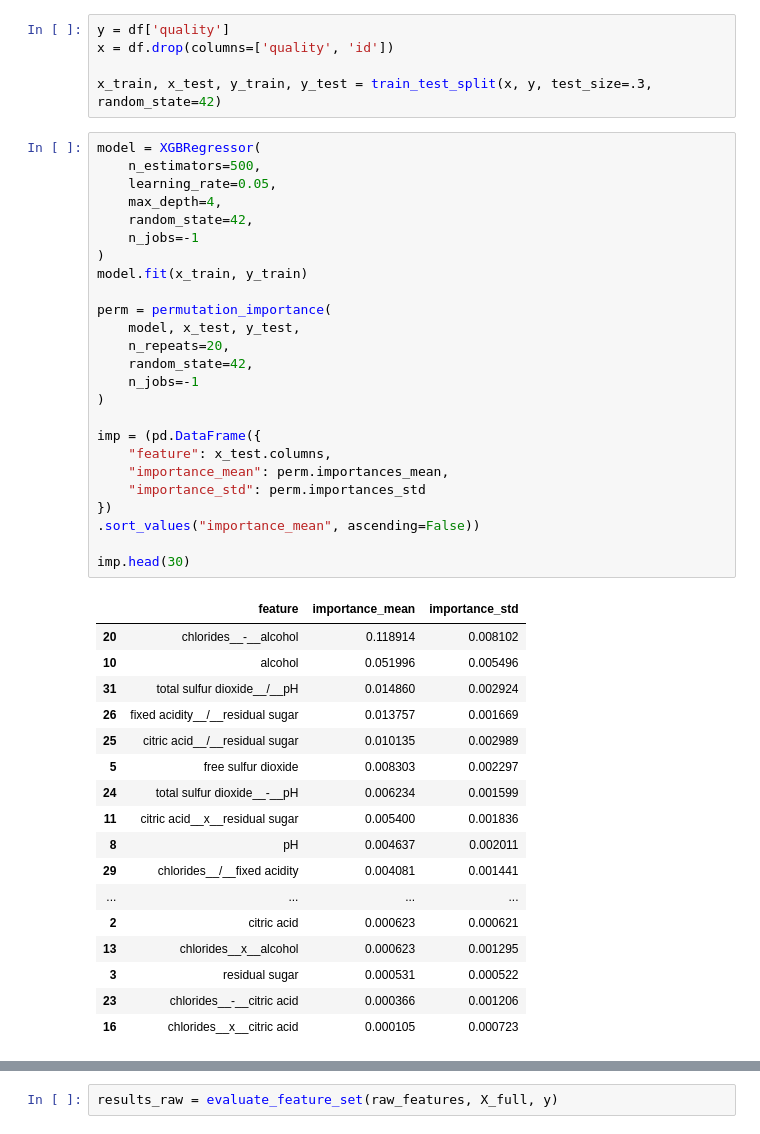
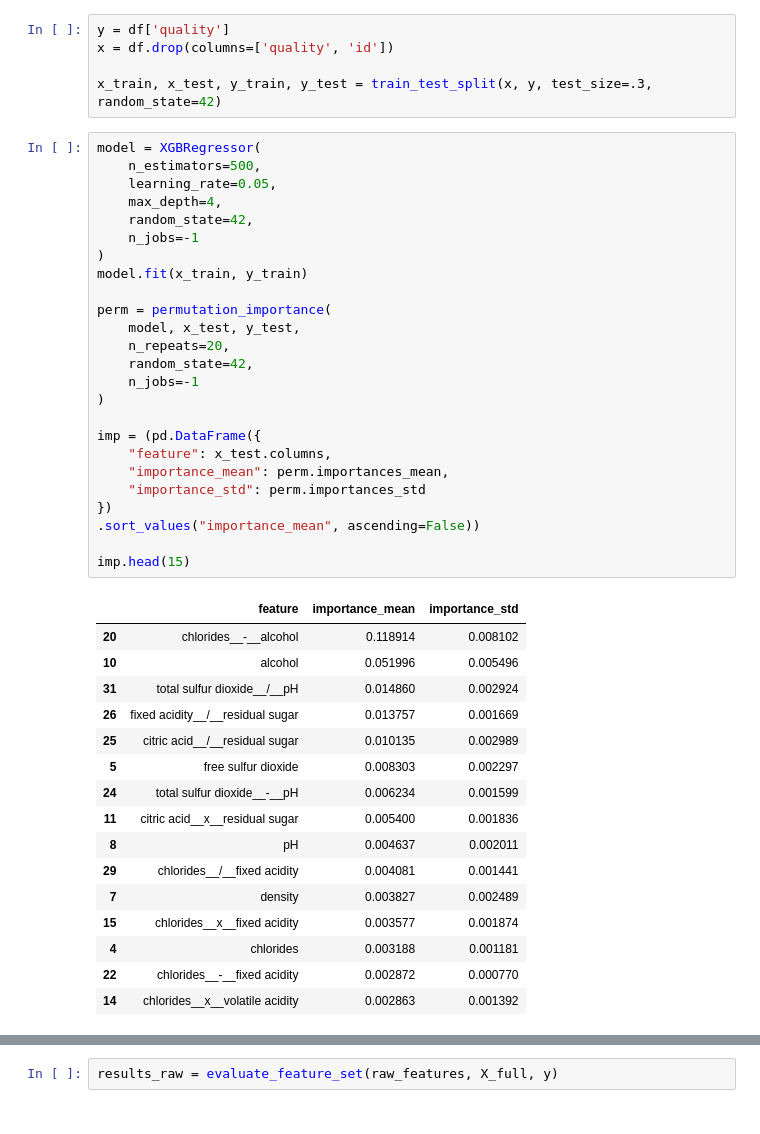
Before and after one commit to logan-heydt/Kaggle_competitions, a Jupyter notebook: Wine_Quality/src/wine_quality_pred.ipynb, the cells around one changed output, grey strips where cells are left out. Drawn from its saved outputs; the diff is of its cells as text.

```diff
--- a/Wine_Quality/src/wine_quality_pred.ipynb
+++ b/Wine_Quality/src/wine_quality_pred.ipynb
@@ -165,40 +173,39 @@ model = XGBRegressor(
     n_jobs=-1
 )
 model.fit(x_train, y_train)
 
 perm = permutation_importance(
     model, x_test, y_test,
     n_repeats=20,
     random_state=42,
     n_jobs=-1
 )
 
 imp = (pd.DataFrame({
     "feature": x_test.columns,
     "importance_mean": perm.importances_mean,
     "importance_std": perm.importances_std
 })
 .sort_values("importance_mean", ascending=False))
 
-imp.head(30)
+imp.head(15)
 # %% [output]
 |  | feature | importance_mean | importance_std |
 | 20 | chlorides__-__alcohol | 0.118914 | 0.008102 |
 | 10 | alcohol | 0.051996 | 0.005496 |
 | 31 | total sulfur dioxide__/__pH | 0.014860 | 0.002924 |
 | 26 | fixed acidity__/__residual sugar | 0.013757 | 0.001669 |
 | 25 | citric acid__/__residual sugar | 0.010135 | 0.002989 |
 | 5 | free sulfur dioxide | 0.008303 | 0.002297 |
 | 24 | total sulfur dioxide__-__pH | 0.006234 | 0.001599 |
 | 11 | citric acid__x__residual sugar | 0.005400 | 0.001836 |
 | 8 | pH | 0.004637 | 0.002011 |
 | 29 | chlorides__/__fixed acidity | 0.004081 | 0.001441 |
-| ... | ... | ... | ... |
-| 2 | citric acid | 0.000623 | 0.000621 |
-| 13 | chlorides__x__alcohol | 0.000623 | 0.001295 |
-| 3 | residual sugar | 0.000531 | 0.000522 |
-| 23 | chlorides__-__citric acid | 0.000366 | 0.001206 |
-| 16 | chlorides__x__citric acid | 0.000105 | 0.000723 |
+| 7 | density | 0.003827 | 0.002489 |
+| 15 | chlorides__x__fixed acidity | 0.003577 | 0.001874 |
+| 4 | chlorides | 0.003188 | 0.001181 |
+| 22 | chlorides__-__fixed acidity | 0.002872 | 0.000770 |
+| 14 | chlorides__x__volatile acidity | 0.002863 | 0.001392 |
 # %%
 def evaluate_feature_set(feature_list, X, y):
     kf = KFold(n_splits=5, shuffle=True, random_state=42)
```
Also changed, not shown: parts of 8 cells of this notebook.
